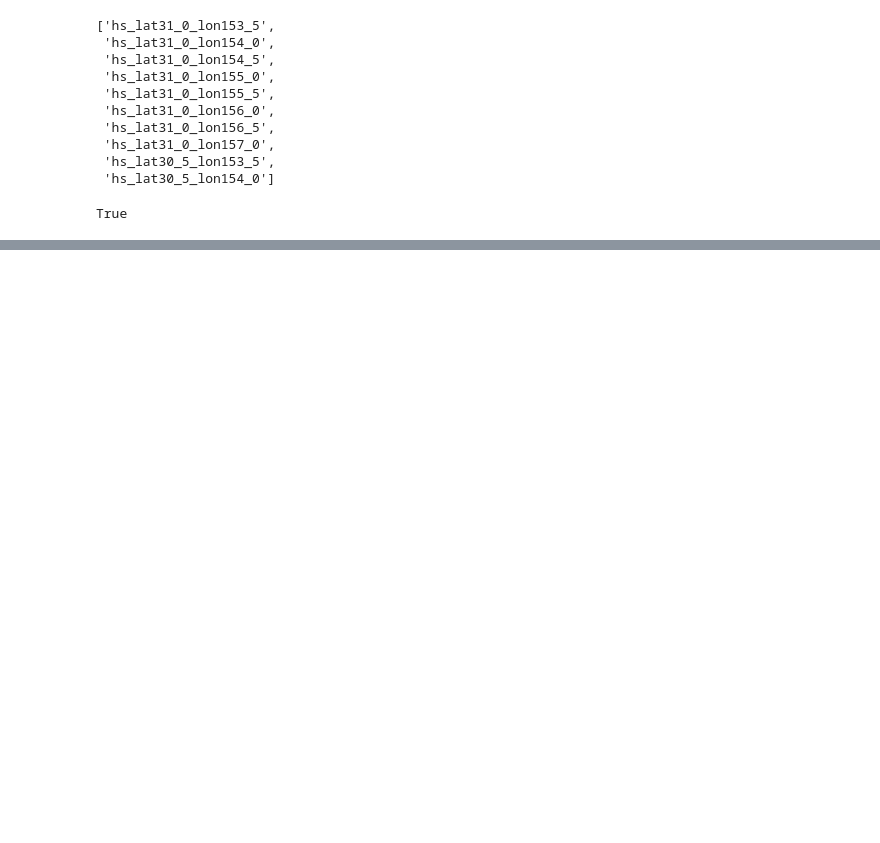
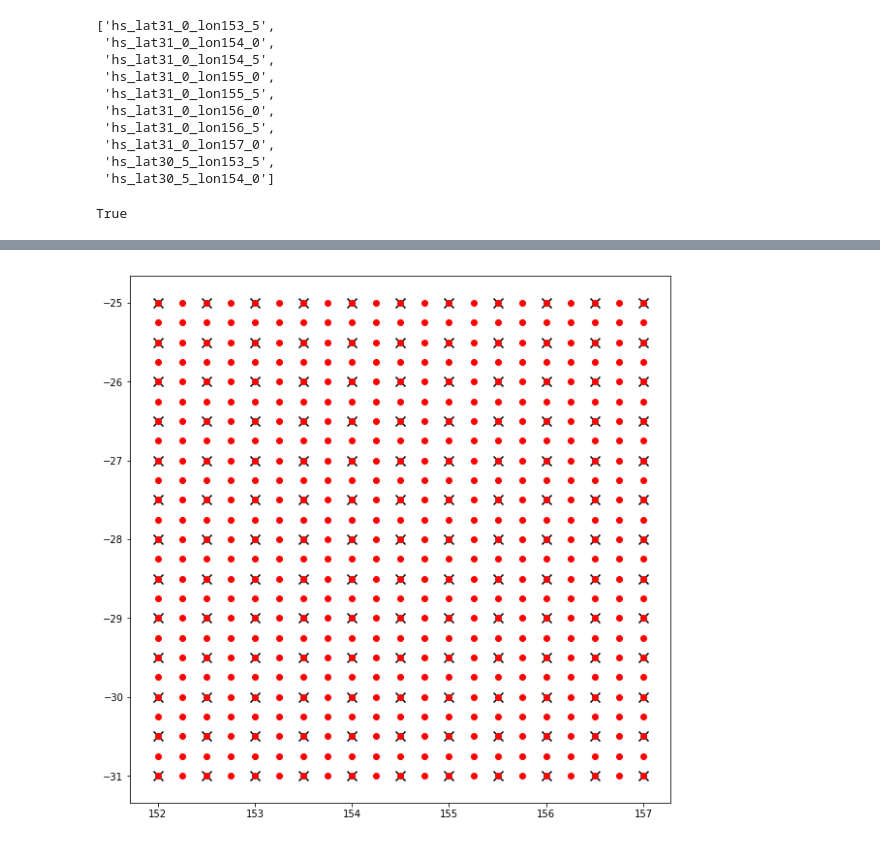
Before and after one commit to robjameswall/global_metocean_data, a Jupyter notebook: gwes_exploration.ipynb, the cells around one changed output, grey strips where cells are left out. Cells and saved outputs as stored; diff of their text form; code cells hidden in the pictures; blank space fills up the shorter version.

```diff
--- a/gwes_exploration.ipynb
+++ b/gwes_exploration.ipynb
@@ -397,0 +463,9 @@ True
+# %%
+fig, ax = plt.subplots(figsize=(10,10))
+
+ax.scatter(gwlon, gwlat, marker="x", color="k", s=100)
+ax.scatter(ewlon, ewlat, marker="o", color="r")
+
+plt.show()
+# %% [output]
+[figure, added]
```
Also changed, not shown: parts of 18 cells of this notebook, 2 other files.
